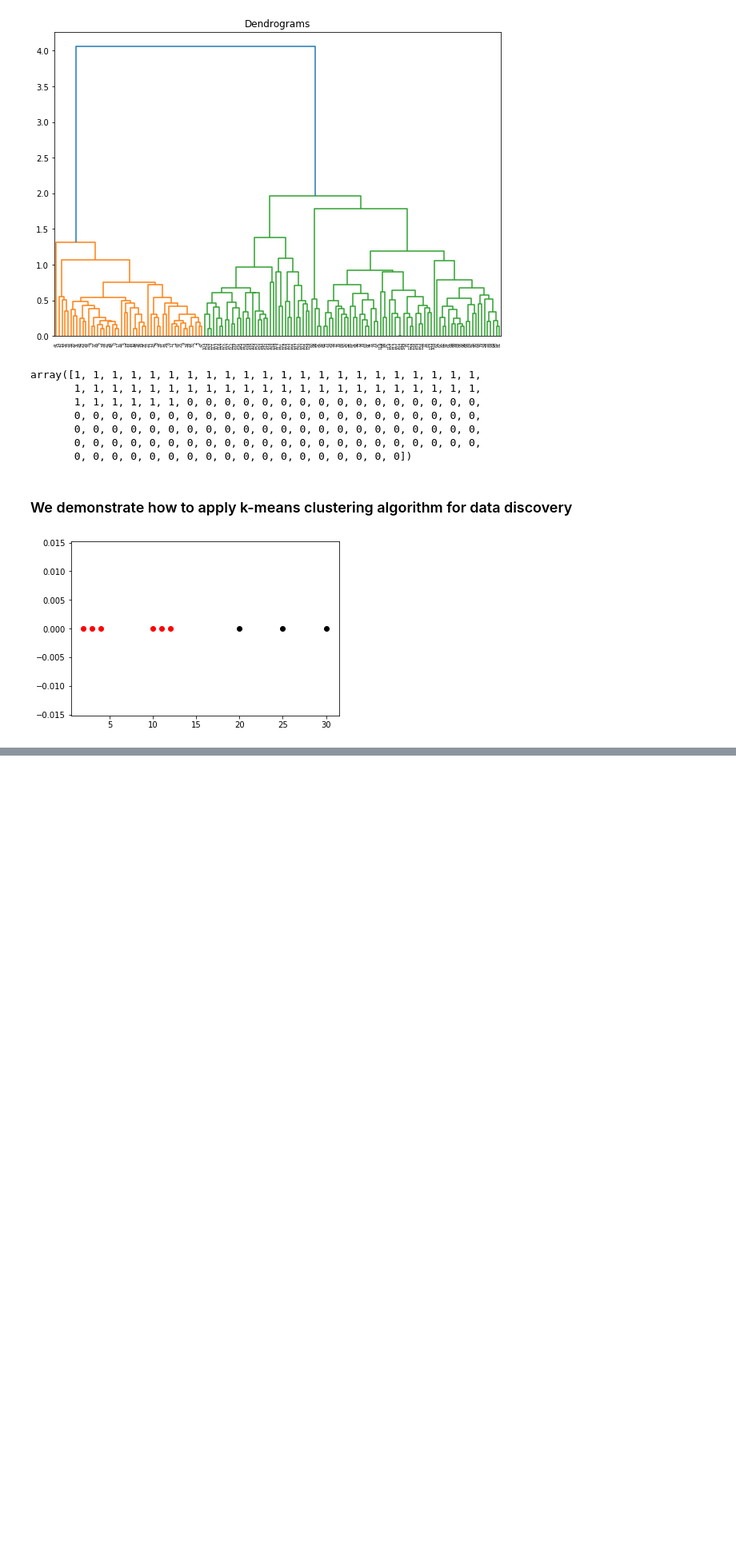
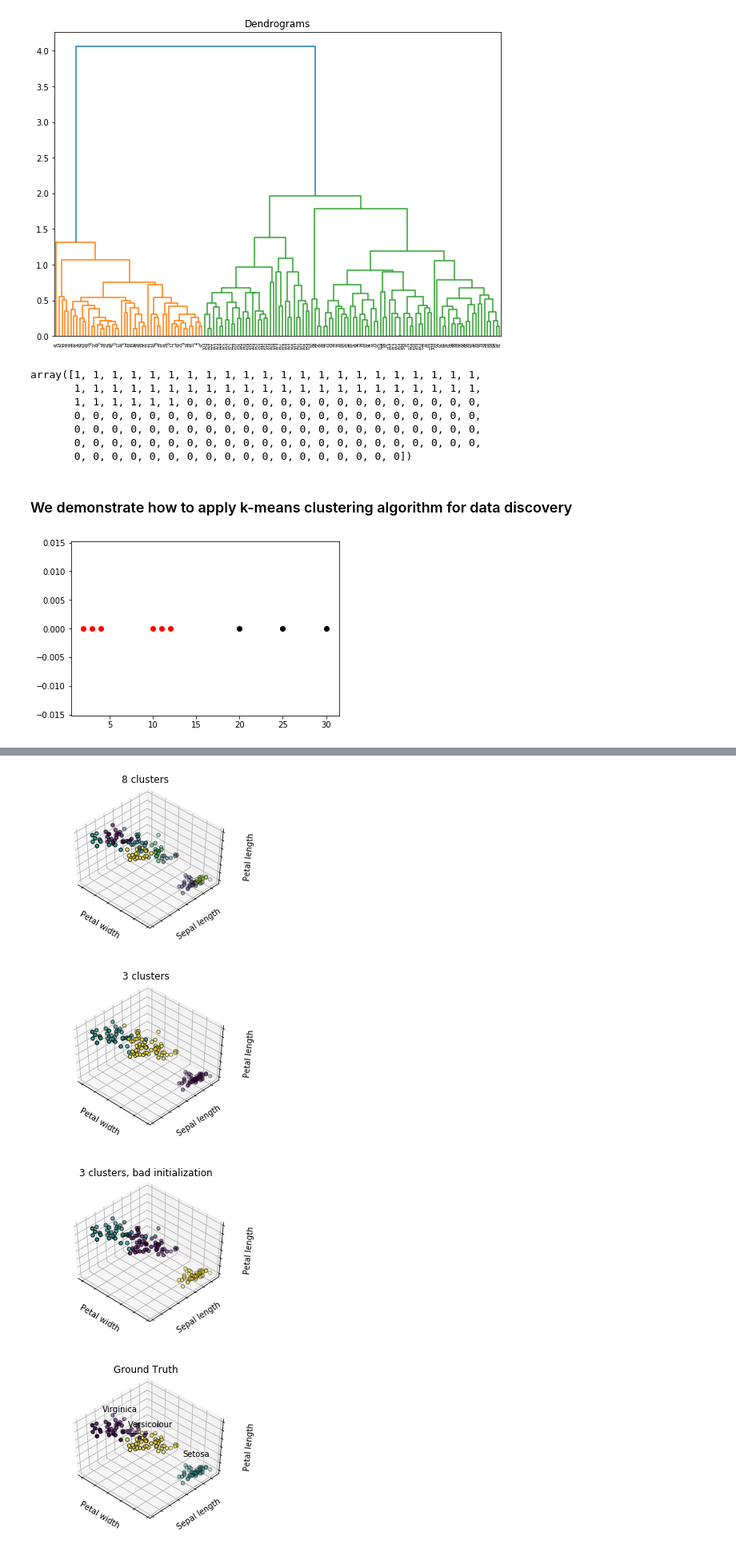
Before and after one commit to joechou7/Teaching-IE7275-DataMining, a Jupyter notebook: IE7275 Practice7-clustering.ipynb, the cells around one changed output, grey strips where cells are left out. Shown: that part at 80% size. Cells and saved outputs as stored; diff of their text form; code cells hidden in the pictures; blank space fills up the shorter version.

```diff
--- a/IE7275 Practice7-clustering.ipynb
+++ b/IE7275 Practice7-clustering.ipynb
@@ -78,3 +79,23 @@ plt.scatter(filtered_label1 ,[0]*len(filtered_label1), color = 'black')
 plt.show()
 # %% [output]
 [figure]
+# %%
+# k-means for iris dataset
+# import Iris dataset
+
+import mpl_toolkits.mplot3d  # noqa: F401
+iris = datasets.load_iris()
+
+X = iris.data
+y = iris.target
+
+# Kmeans with different initializations
+estimators = [
+    ("k_means_iris_8", KMeans(n_clusters=8)),
+    ("k_means_iris_3", KMeans(n_clusters=3)),
+    ("k_means_iris_bad_init", KMeans(n_clusters=3, n_init=1, init="random")),
+]
+
+fignum = 1
+
+titles = ["8 clusters", "3 clusters", "3 clusters, bad initialization"]
@@ -80,0 +122,53 @@ plt.show()
+# %%
+for name, est in estimators:
+    fig = plt.figure(fignum, figsize=(4, 3))
+    ax = fig.add_subplot(111, projection="3d", elev=48, azim=134)
+    ax.set_position([0, 0, 0.95, 1])
+    est.fit(X)
+    labels = est.labels_
+
+    ax.scatter(X[:, 3], X[:, 0], X[:, 2], c=labels.astype(float), edgecolor="k")
+
+    ax.w_xaxis.set_ticklabels([])
+    ax.w_yaxis.set_ticklabels([])
+    ax.w_zaxis.set_ticklabels([])
+    ax.set_xlabel("Petal width")
+    ax.set_ylabel("Sepal length")
+    ax.set_zlabel("Petal length")
+    ax.set_title(titles[fignum - 1])
+    ax.dist = 12
+    fignum = fignum + 1
+
+# Plot the ground truth
+fig = plt.figure(fignum, figsize=(4, 3))
+ax = fig.add_subplot(111, projection="3d", elev=48, azim=134)
+ax.set_position([0, 0, 0.95, 1])
+
+for name, label in [("Setosa", 0), ("Versicolour", 1), ("Virginica", 2)]:
+    ax.text3D(
+        X[y == label, 3].mean(),
+        X[y == label, 0].mean(),
+        X[y == label, 2].mean() + 2,
+        name,
+        horizontalalignment="center",
+        bbox=dict(alpha=0.2, edgecolor="w", facecolor="w"),
+    )
+# Reorder the labels to have colors matching the cluster results
+y = np.choose(y, [1, 2, 0]).astype(float)
+ax.scatter(X[:, 3], X[:, 0], X[:, 2], c=y, edgecolor="k")
+
+ax.w_xaxis.set_ticklabels([])
+ax.w_yaxis.set_ticklabels([])
+ax.w_zaxis.set_ticklabels([])
+ax.set_xlabel("Petal width")
+ax.set_ylabel("Sepal length")
+ax.set_zlabel("Petal length")
+ax.set_title("Ground Truth")
+ax.dist = 12
+
+fig.show()
+# %% [output]
+[figure, added]
+[figure, added]
+[figure, added]
+[figure, added]
```
Also changed, not shown: parts of 4 cells of this notebook.
